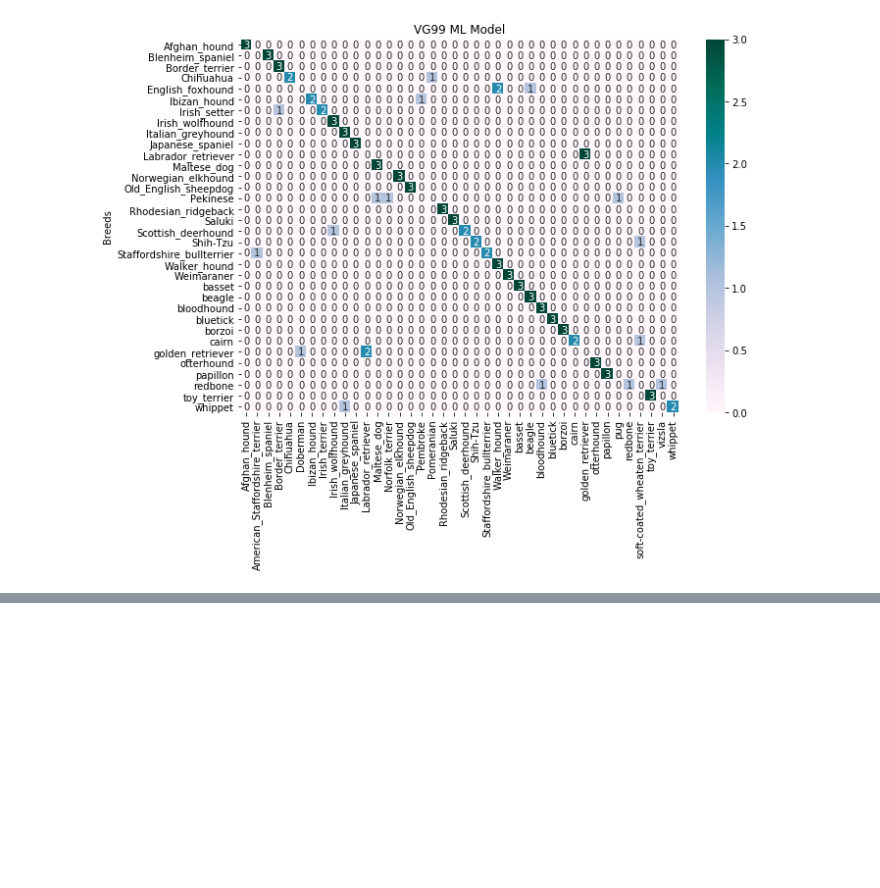
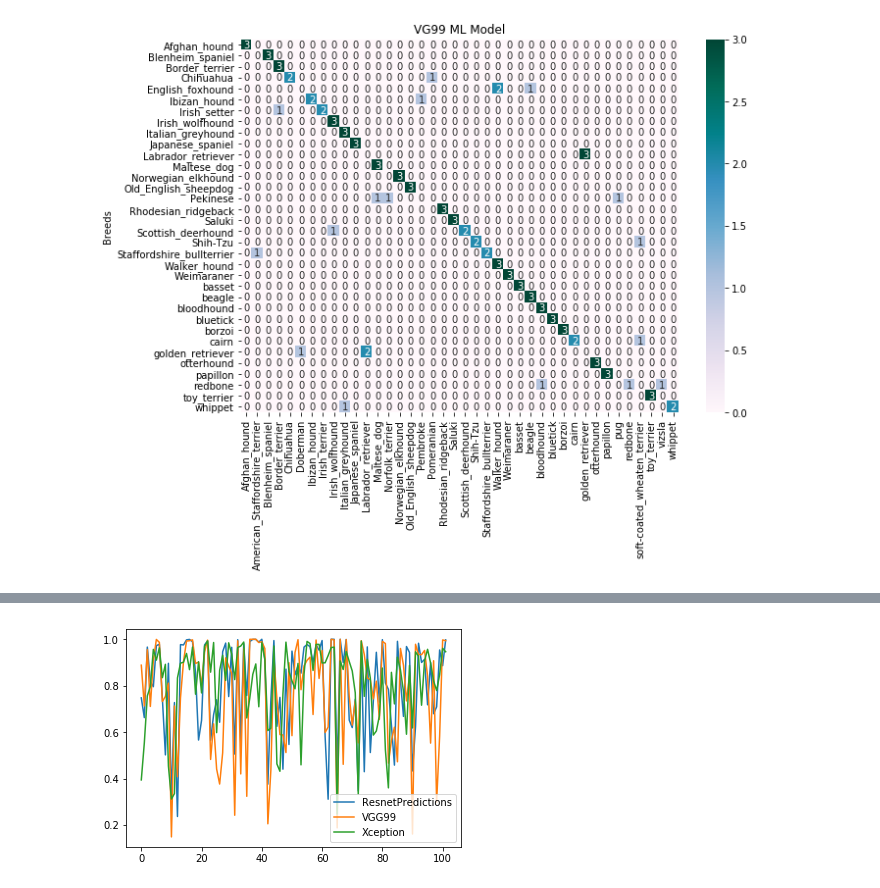
Before and after one commit to wuhua123/MachineLearning_Project, a Jupyter notebook: Final Project.ipynb, the cells around one changed output, grey strips where cells are left out. Saved outputs shown, nothing was run; the diff lists cells and outputs as text; code cells hidden in the pictures; blank space fills up the shorter version.

```diff
--- a/Final Project.ipynb
+++ b/Final Project.ipynb
@@ -131,0 +233,8 @@ df1.Predictions.count
+# %%
+ML_Stats = pd.DataFrame({"Predictions": df1["Predictions"],
+                          "ResnetPredictions":df1["Result"],
+                          "VGG99": df5["Result"],
+                          "Xception": df6['Result'],
+                         })
+
+ML_Stats.head()
@@ -132 +262,7 @@ df1.Predictions.count
+# %%
+ax = ML_Stats.plot()
+fig = ax.get_figure()
+fig.savefig('asdf.png')
+# %% [output]
+[figure, added]
 # %%
```
Also changed, not shown: parts of 30 cells of this notebook, 3 other files.
